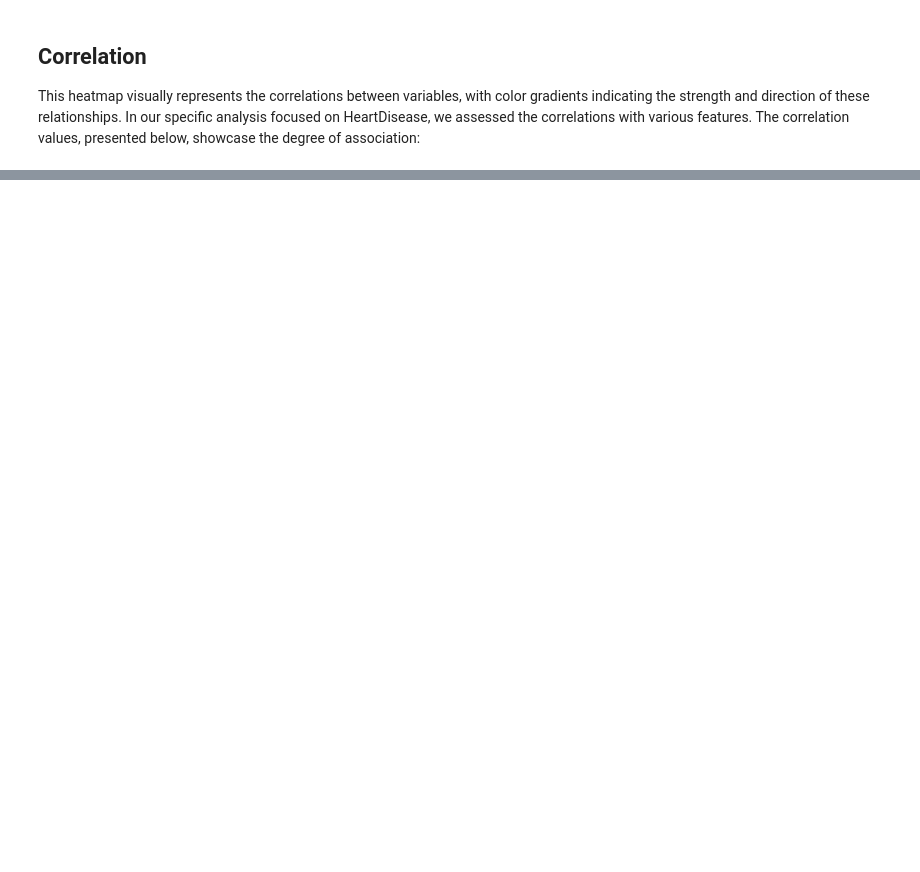
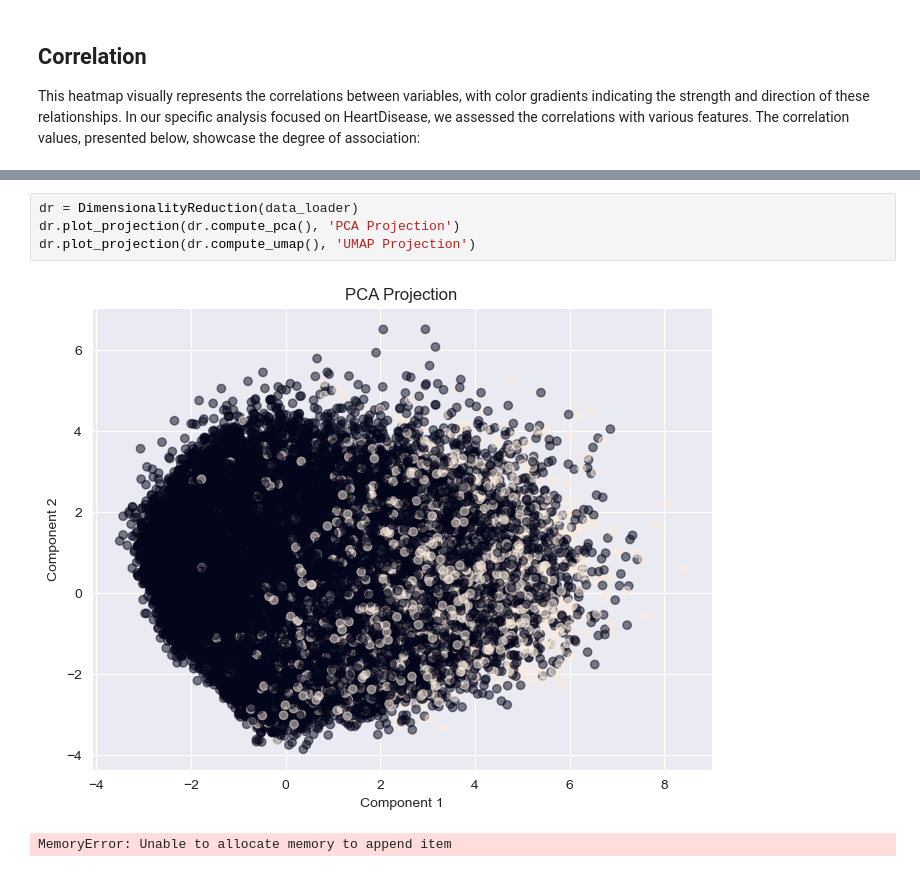
Before and after one commit to fonsi16/Data-Science-Project, a Jupyter notebook: projeto/notebooks/data_exploration_preprocessing_notebook.ipynb, the cells around one changed output, grey strips where cells are left out. Saved outputs shown, nothing was run; the diff lists cells and outputs as text; blank space fills up the shorter version.

```diff
--- a/projeto/notebooks/data_exploration_preprocessing_notebook.ipynb
+++ b/projeto/notebooks/data_exploration_preprocessing_notebook.ipynb
@@ -816,0 +875,7 @@ data_analysis_instance.plots(['correlation'])
+# %%
+dr = DimensionalityReduction(data_loader)
+dr.plot_projection(dr.compute_pca(), 'PCA Projection')
+dr.plot_projection(dr.compute_umap(), 'UMAP Projection')
+# %% [output]
+[figure, added]
+MemoryError: Unable to allocate memory to append item
```
Also changed, not shown: parts of 7 cells of this notebook, 1 other file.
